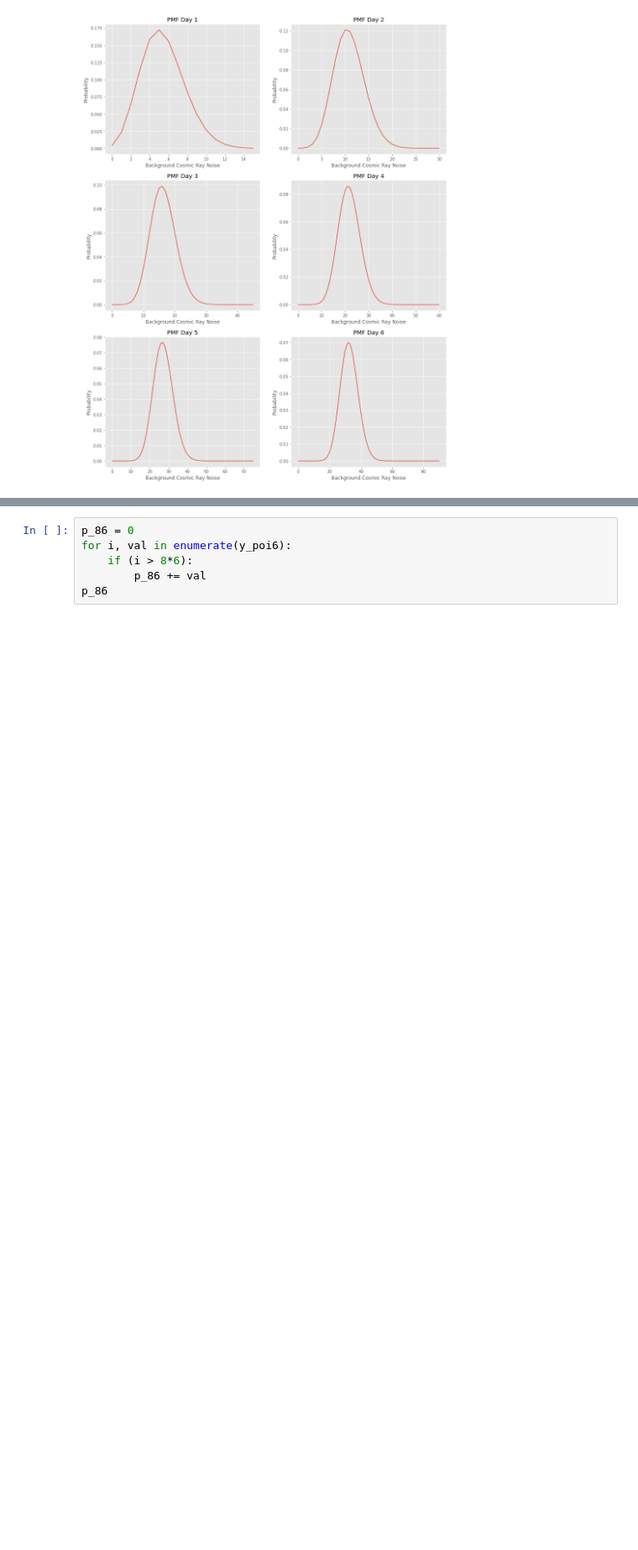
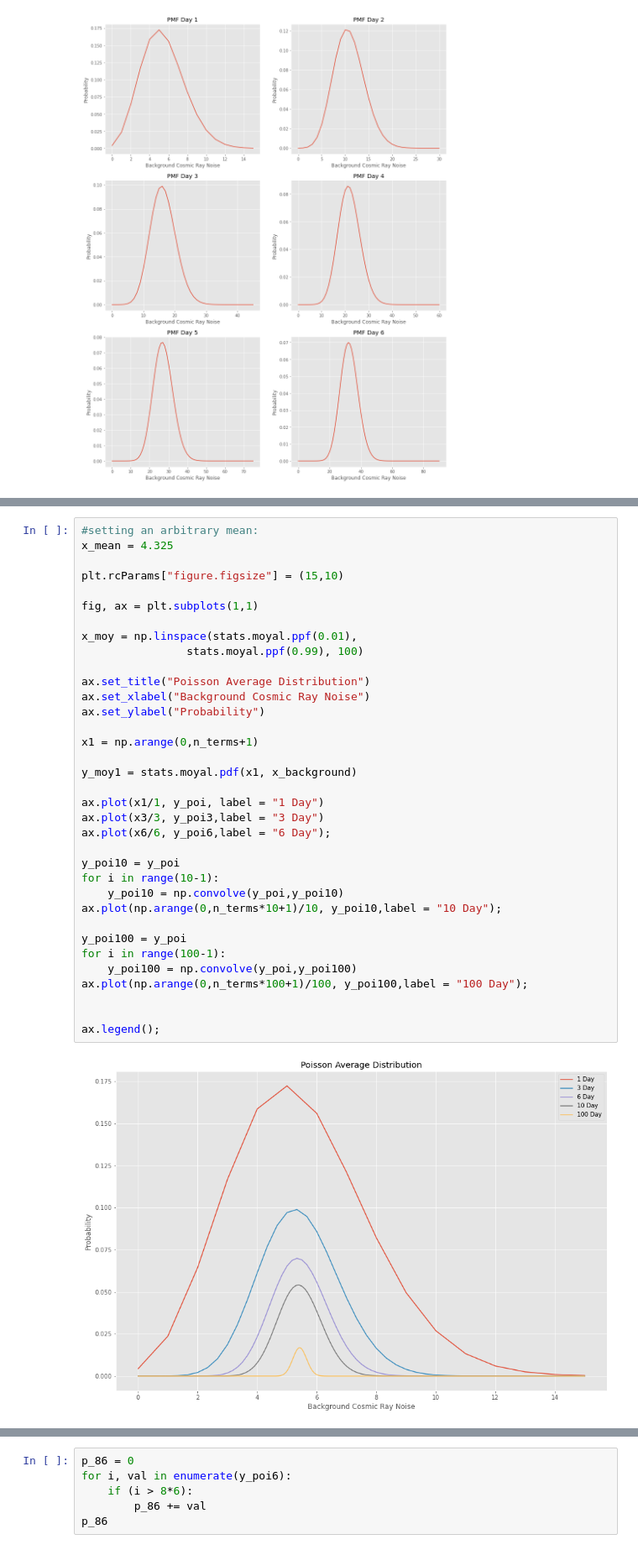
Before and after one commit to HaikunXue/Phys-434-lab, a Jupyter notebook: Lab 2.ipynb, the cells around one changed output, grey strips where cells are left out. Shown at 84% size. Cells and saved outputs as stored; diff of their text form; blank space fills up the shorter version.

```diff
--- a/Lab 2.ipynb
+++ b/Lab 2.ipynb
@@ -112 +103,38 @@ sum(y_poi100)
+# %%
+#setting an arbitrary mean:
+x_mean = 4.325
+
+plt.rcParams["figure.figsize"] = (15,10)
+
+fig, ax = plt.subplots(1,1)
+
+x_moy = np.linspace(stats.moyal.ppf(0.01),
+                stats.moyal.ppf(0.99), 100)
+
+ax.set_title("Poisson Average Distribution")
+ax.set_xlabel("Background Cosmic Ray Noise")
+ax.set_ylabel("Probability")
+
+x1 = np.arange(0,n_terms+1)
+
+y_moy1 = stats.moyal.pdf(x1, x_background)
+
+ax.plot(x1/1, y_poi, label = "1 Day")
+ax.plot(x3/3, y_poi3,label = "3 Day")
+ax.plot(x6/6, y_poi6,label = "6 Day");
+
+y_poi10 = y_poi
+for i in range(10-1):
+    y_poi10 = np.convolve(y_poi,y_poi10)
+ax.plot(np.arange(0,n_terms*10+1)/10, y_poi10,label = "10 Day");
+
+y_poi100 = y_poi
+for i in range(100-1):
+    y_poi100 = np.convolve(y_poi,y_poi100)
+ax.plot(np.arange(0,n_terms*100+1)/100, y_poi100,label = "100 Day");
+
+
+ax.legend();
+# %% [output]
+[figure, new version]
 # %% [markdown]
```
Also changed, not shown: parts of 14 cells of this notebook.
